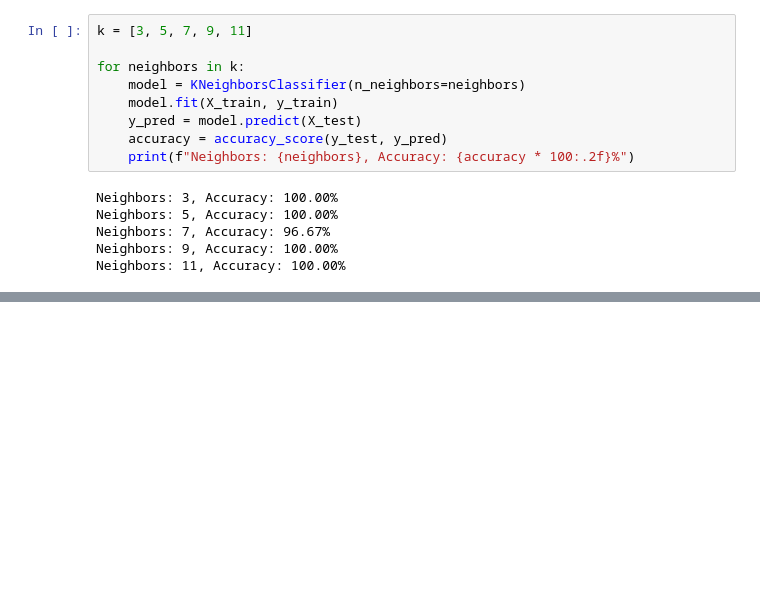
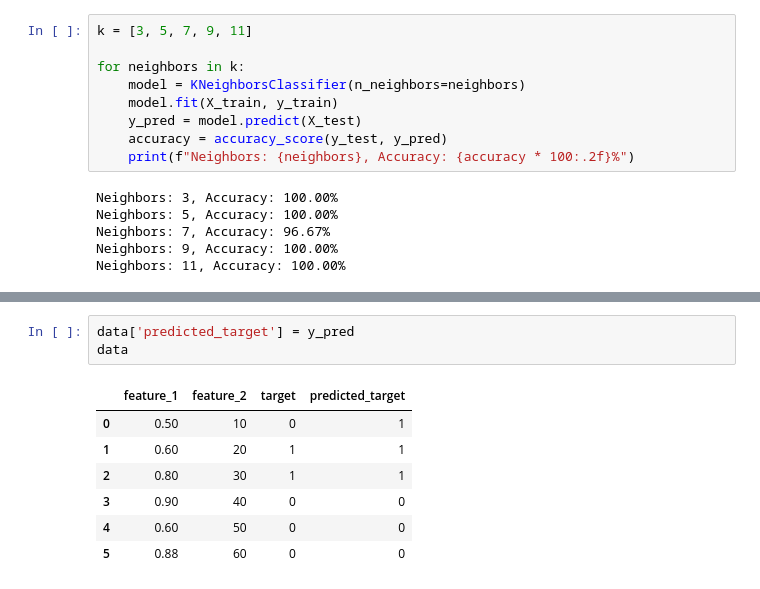
Before and after one commit to rahul8879/harika_ai, a Jupyter notebook: machine_learning/01_KNN_basic.ipynb, the cells around one changed output, grey strips where cells are left out. Saved outputs shown, nothing was run; the diff lists cells and outputs as text; blank space fills up the shorter version.

```diff
--- a/machine_learning/01_KNN_basic.ipynb
+++ b/machine_learning/01_KNN_basic.ipynb
@@ -96,0 +177,11 @@ df_diabetes.head(2)
+# %%
+data['predicted_target'] = y_pred
+data
+# %% [output]
+|  | feature_1 | feature_2 | target | predicted_target |
+| 0 | 0.50 | 10 | 0 | 1 |
+| 1 | 0.60 | 20 | 1 | 1 |
+| 2 | 0.80 | 30 | 1 | 1 |
+| 3 | 0.90 | 40 | 0 | 0 |
+| 4 | 0.60 | 50 | 0 | 0 |
+| 5 | 0.88 | 60 | 0 | 0 |
```
Also changed, not shown: parts of 7 cells of this notebook, 2 other files.
